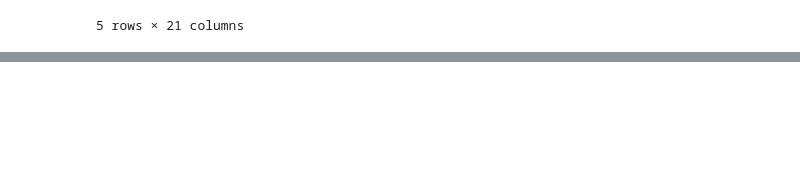
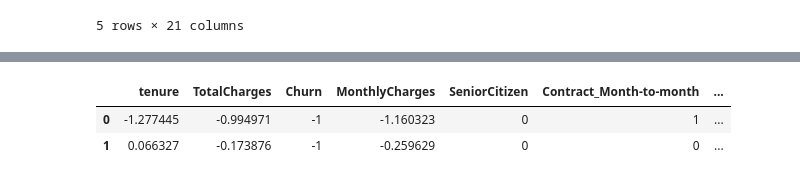
Before and after one commit to AJAkil/ML-Sessional, a Jupyter notebook: Assignment-1/exp.ipynb, the cells around one changed output, grey strips where cells are left out. Drawn from its saved outputs; the diff is of its cells as text; code cells hidden in the pictures; blank space fills up the shorter version.

```diff
--- a/Assignment-1/exp.ipynb
+++ b/Assignment-1/exp.ipynb
@@ -1948,0 +2111,3 @@ def entropy(p):
+# %%
+# get all columns
+columns, columns_with_nan, num_cols, cat_cols, cat_cols_with_nan, num_cols_with_nan, binary_cols = get_all_cols(df)
@@ -1948,0 +2139,5 @@ def entropy(p):
+# %%
+gain_dict = {col: calculate_gain(df, 'Churn', col ) for col in list(set(df.columns) - {'Churn'})}
+sorted_gain_dict = {k: v for k, v in sorted(gain_dict.items(), key=lambda item: item[1])}
+print(len(sorted_gain_dict))
+cols_to_drop = list(sorted_gain_dict.keys())[:len(sorted_gain_dict) - 5]
@@ -1948,0 +2146,3 @@ def entropy(p):
+# %%
+final_cols = list(set(columns) - set(cols_to_drop))
+df_to_use = df[final_cols]
@@ -1948,0 +2158,32 @@ def entropy(p):
+# %%
+# first we separate the numerical and categorical features
+num_cols = df_to_use._get_numeric_data().columns
+columns = df_to_use.columns
+categorical_cols = list(set(columns) - set(num_cols))
+
+print('Numerical Cols: ', num_cols)
+print('All cols:', columns)
+print('categorical_cols:', categorical_cols)
+
+#print("\After Handling Missing values :  ", df.isnull().sum())
+
+# converting from categorical features to numerical features
+df_to_use = pd.get_dummies(df_to_use, columns=categorical_cols)
+
+num_cols_bin_cands = list(num_cols)
+num_cols_bin_cands.remove('SeniorCitizen')
+num_cols_bin_cands.remove('Churn')
+# print('lool', num_cols_bin_cands)
+#
+# for col in num_cols_bin_cands:
+#     print('The column is: ', col)
+#     df[col] = df[col].replace(StandardScaler().fit_transform(df[[col]]))
+
+df_to_use = transformStandardScaler(df_to_use, num_cols_bin_cands, 'Churn')
+
+
+# changing the lables from 0,1 to -1,1
+
+df_to_use['Churn'] = df_to_use['Churn'].replace([0],-1)
+
+df_to_use.reset_index(inplace = True, drop = True)
@@ -1948,0 +2197,6 @@ def entropy(p):
+# %%
+df_to_use.head(2)
+# %% [output]
+|  | tenure | TotalCharges | Churn | MonthlyCharges | SeniorCitizen | Contract_Month-to-month | ... |
+| 0 | -1.277445 | -0.994971 | -1 | -1.160323 | 0 | 1 | ... |
+| 1 | 0.066327 | -0.173876 | -1 | -0.259629 | 0 | 0 | ... |
```
Also changed, not shown: parts of 64 cells of this notebook, 1 other file.
